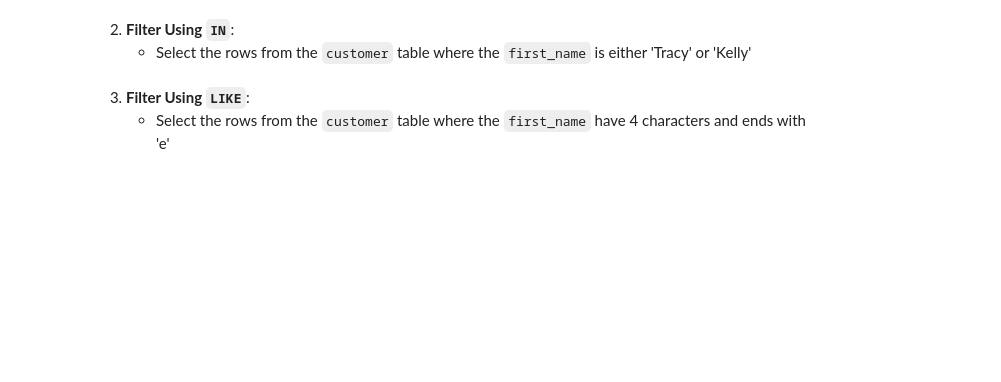
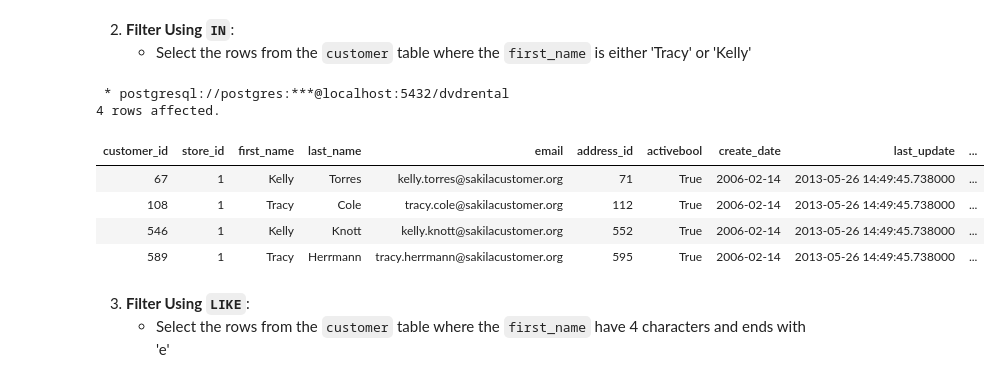
Before and after one commit to TRU-DASC/tru-dasc-5410-dasc5410_worksheet3-dasc5410_worksheet3-1, a Jupyter notebook: worksheet3.ipynb, the cells around one changed output. Saved outputs shown, nothing was run; the diff lists cells and outputs as text; code cells hidden in the pictures; blank space fills up the shorter version.

```diff
--- a/worksheet3.ipynb
+++ b/worksheet3.ipynb
@@ -137,3 +159,16 @@ FROM rental
+# %%
+%%sql
+SELECT *
+FROM customer
+WHERE first_name in ('Tracy', 'Kelly')
+# %% [output]
+ * postgresql://postgres:***@localhost:5432/dvdrental
+4 rows affected.
+| customer_id | store_id | first_name | last_name | email | address_id | activebool | create_date | last_update | ... |
+| 67 | 1 | Kelly | Torres | kelly.torres@sakilacustomer.org | 71 | True | 2006-02-14 | 2013-05-26 14:49:45.738000 | ... |
+| 108 | 1 | Tracy | Cole | tracy.cole@sakilacustomer.org | 112 | True | 2006-02-14 | 2013-05-26 14:49:45.738000 | ... |
+| 546 | 1 | Kelly | Knott | kelly.knott@sakilacustomer.org | 552 | True | 2006-02-14 | 2013-05-26 14:49:45.738000 | ... |
+| 589 | 1 | Tracy | Herrmann | tracy.herrmann@sakilacustomer.org | 595 | True | 2006-02-14 | 2013-05-26 14:49:45.738000 | ... |
 # %% [markdown]
 
 3. **Filter Using `LIKE`**:
```
Also changed, not shown: parts of 9 cells of this notebook.
